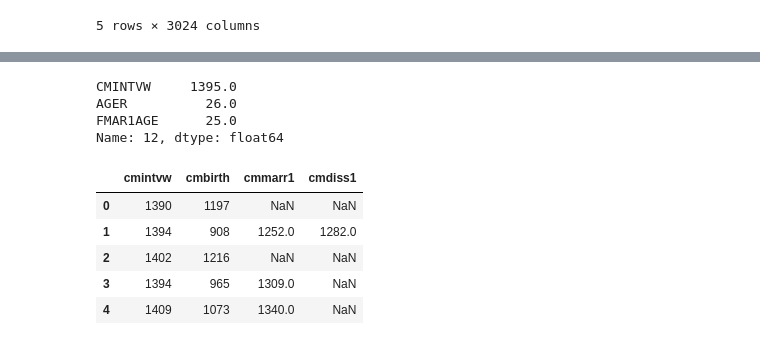
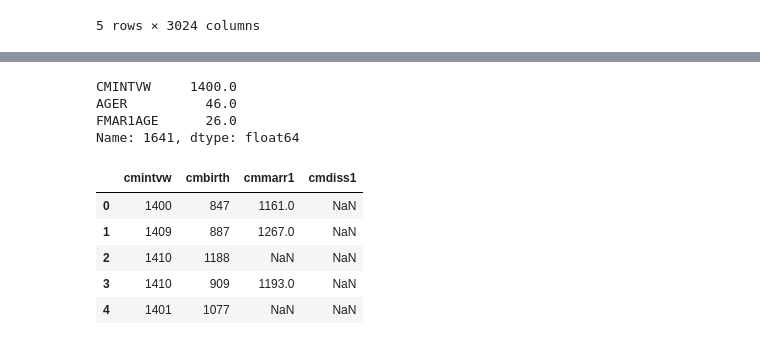
Before and after one commit to AllenDowney/SurvivalAnalysisPython, a Jupyter notebook: read_marriage.ipynb, the cells around one changed output, grey strips where cells are left out. Cells and saved outputs as stored; diff of their text form; code cells hidden in the pictures.

```diff
--- a/read_marriage.ipynb
+++ b/read_marriage.ipynb
@@ -121,7 +135,7 @@ Name: 12, dtype: float64
 # %%
-df.loc[12, ['CMINTVW', 'AGER', 'FMAR1AGE']]
+df.loc[1641, ['CMINTVW', 'AGER', 'FMAR1AGE']]
 # %% [output]
-CMINTVW     1395.0
-AGER          26.0
-FMAR1AGE      25.0
-Name: 12, dtype: float64
+CMINTVW     1400.0
+AGER          46.0
+FMAR1AGE      26.0
+Name: 1641, dtype: float64
@@ -130,10 +149,10 @@ nsfg.to_hdf('data/nsfg.hd5', 'nsfg')
 # %%
-nsfg = pd.read_hdf('data/nsfg.hd5', 'nsfg')
+nsfg = pd.read_hdf('nsfg.hdf5', 'nsfg')
 nsfg.head()
 # %% [output]
 |  | cmintvw | cmbirth | cmmarr1 | cmdiss1 |
-| 0 | 1390 | 1197 | NaN | NaN |
-| 1 | 1394 | 908 | 1252.0 | 1282.0 |
-| 2 | 1402 | 1216 | NaN | NaN |
-| 3 | 1394 | 965 | 1309.0 | NaN |
-| 4 | 1409 | 1073 | 1340.0 | NaN |
+| 0 | 1400 | 847 | 1161.0 | NaN |
+| 1 | 1409 | 887 | 1267.0 | NaN |
+| 2 | 1410 | 1188 | NaN | NaN |
+| 3 | 1410 | 909 | 1193.0 | NaN |
+| 4 | 1401 | 1077 | NaN | NaN |
```
Also changed, not shown: parts of 20 cells of this notebook, 3 other files.
